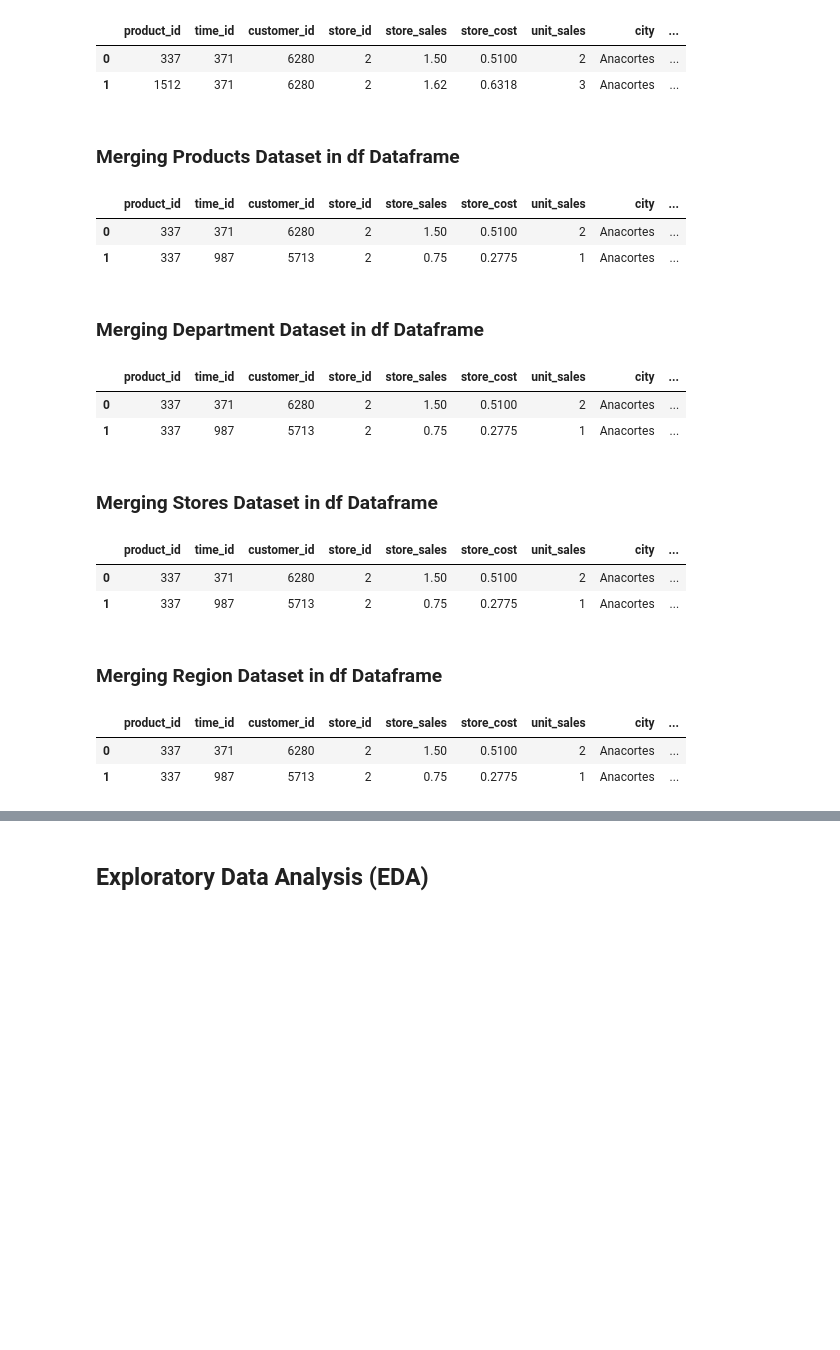
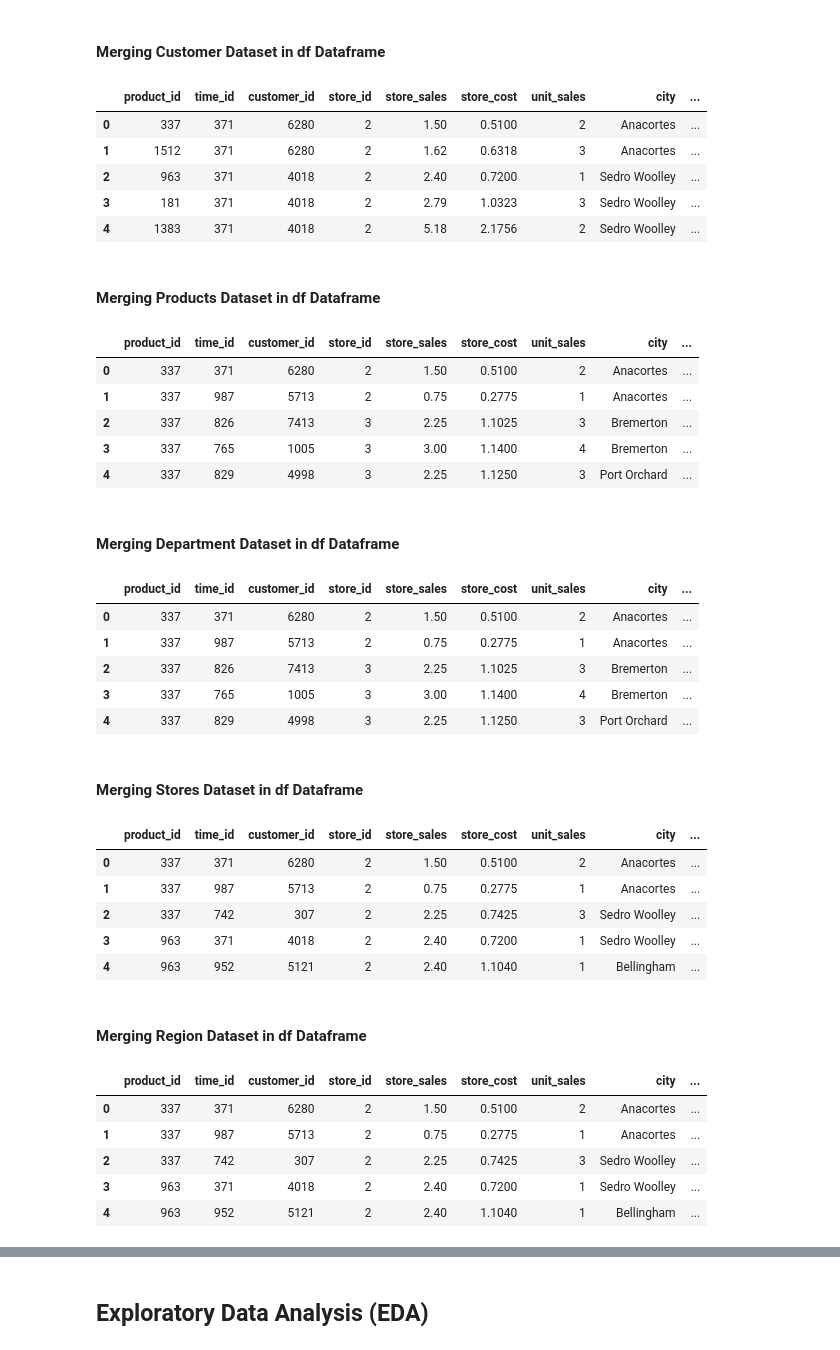
Before and after one commit to HemathDeunei/2_MBA_using_Apriori_and_Fpgrowth, a Jupyter notebook: docs/notebook.ipynb, the cells around one changed output, grey strips where cells are left out. Cells and saved outputs as stored; diff of their text form; code cells hidden in the pictures; blank space fills up the shorter version.

```diff
--- a/docs/notebook.ipynb
+++ b/docs/notebook.ipynb
@@ -124,0 +55,4 @@ time_by_day.tail(2)
+# %%
+folder = urllib.request.urlopen('https://data.hemath.com/access/file_csv/3_market_basket/dataset.zip')
+zipfile = ZipFile(BytesIO(folder.read()))
+zipfile.namelist()
@@ -124,0 +70,2 @@ time_by_day.tail(2)
+# %%
+customer=pd.read_csv(zipfile.open('data/customer.csv'))
@@ -124,0 +122,2 @@ time_by_day.tail(2)
+# %%
+df=pd.read_csv(zipfile.open("data/sales.csv"))
@@ -125,49 +168,66 @@ time_by_day.tail(2)
+# %% [markdown]
+#### Merging Customer Dataset in df Dataframe
 # %%
 df=df.merge(customer,on='customer_id')
 # %%
-df.head(2)
+df.head()
 # %% [output]
 |  | product_id | time_id | customer_id | store_id | store_sales | store_cost | unit_sales | city | ... |
 | 0 | 337 | 371 | 6280 | 2 | 1.50 | 0.5100 | 2 | Anacortes | ... |
 | 1 | 1512 | 371 | 6280 | 2 | 1.62 | 0.6318 | 3 | Anacortes | ... |
+| 2 | 963 | 371 | 4018 | 2 | 2.40 | 0.7200 | 1 | Sedro Woolley | ... |
+| 3 | 181 | 371 | 4018 | 2 | 2.79 | 1.0323 | 3 | Sedro Woolley | ... |
+| 4 | 1383 | 371 | 4018 | 2 | 5.18 | 2.1756 | 2 | Sedro Woolley | ... |
 # %% [markdown]
-### Merging Products Dataset in df Dataframe
+#### Merging Products Dataset in df Dataframe
 # %%
 df=df.merge(product,on='product_id')
 # %%
-df.head(2)
+df.head()
 # %% [output]
 |  | product_id | time_id | customer_id | store_id | store_sales | store_cost | unit_sales | city | ... |
 | 0 | 337 | 371 | 6280 | 2 | 1.50 | 0.5100 | 2 | Anacortes | ... |
 | 1 | 337 | 987 | 5713 | 2 | 0.75 | 0.2775 | 1 | Anacortes | ... |
+| 2 | 337 | 826 | 7413 | 3 | 2.25 | 1.1025 | 3 | Bremerton | ... |
+| 3 | 337 | 765 | 1005 | 3 | 3.00 | 1.1400 | 4 | Bremerton | ... |
+| 4 | 337 | 829 | 4998 | 3 | 2.25 | 1.1250 | 3 | Port Orchard | ... |
 # %% [markdown]
-### Merging Department Dataset in df Dataframe
+#### Merging Department Dataset in df Dataframe
 # %%
 df=df.merge(product_class,on='product_class_id')
 # %%
-df.head(2)
+df.head()
 # %% [output]
 |  | product_id | time_id | customer_id | store_id | store_sales | store_cost | unit_sales | city | ... |
 | 0 | 337 | 371 | 6280 | 2 | 1.50 | 0.5100 | 2 | Anacortes | ... |
 | 1 | 337 | 987 | 5713 | 2 | 0.75 | 0.2775 | 1 | Anacortes | ... |
+| 2 | 337 | 826 | 7413 | 3 | 2.25 | 1.1025 | 3 | Bremerton | ... |
+| 3 | 337 | 765 | 1005 | 3 | 3.00 | 1.1400 | 4 | Bremerton | ... |
+| 4 | 337 | 829 | 4998 | 3 | 2.25 | 1.1250 | 3 | Port Orchard | ... |
 # %% [markdown]
-### Merging Stores Dataset in df Dataframe
+#### Merging Stores Dataset in df Dataframe
 # %%
 df=df.merge(store,on='store_id')
 # %%
-df.head(2)
+df.head()
 # %% [output]
 |  | product_id | time_id | customer_id | store_id | store_sales | store_cost | unit_sales | city | ... |
 | 0 | 337 | 371 | 6280 | 2 | 1.50 | 0.5100 | 2 | Anacortes | ... |
 | 1 | 337 | 987 | 5713 | 2 | 0.75 | 0.2775 | 1 | Anacortes | ... |
+| 2 | 337 | 742 | 307 | 2 | 2.25 | 0.7425 | 3 | Sedro Woolley | ... |
+| 3 | 963 | 371 | 4018 | 2 | 2.40 | 0.7200 | 1 | Sedro Woolley | ... |
+| 4 | 963 | 952 | 5121 | 2 | 2.40 | 1.1040 | 1 | Bellingham | ... |
 # %% [markdown]
-### Merging Region Dataset in df Dataframe
+#### Merging Region Dataset in df Dataframe
 # %%
 df=df.merge(region,on='region_id')
 # %%
-df.head(2)
+df.head()
 # %% [output]
 |  | product_id | time_id | customer_id | store_id | store_sales | store_cost | unit_sales | city | ... |
 | 0 | 337 | 371 | 6280 | 2 | 1.50 | 0.5100 | 2 | Anacortes | ... |
 | 1 | 337 | 987 | 5713 | 2 | 0.75 | 0.2775 | 1 | Anacortes | ... |
+| 2 | 337 | 742 | 307 | 2 | 2.25 | 0.7425 | 3 | Sedro Woolley | ... |
+| 3 | 963 | 371 | 4018 | 2 | 2.40 | 0.7200 | 1 | Sedro Woolley | ... |
+| 4 | 963 | 952 | 5121 | 2 | 2.40 | 1.1040 | 1 | Bellingham | ... |
 # %% [markdown]
```
Also changed, not shown: parts of 242 cells of this notebook.
